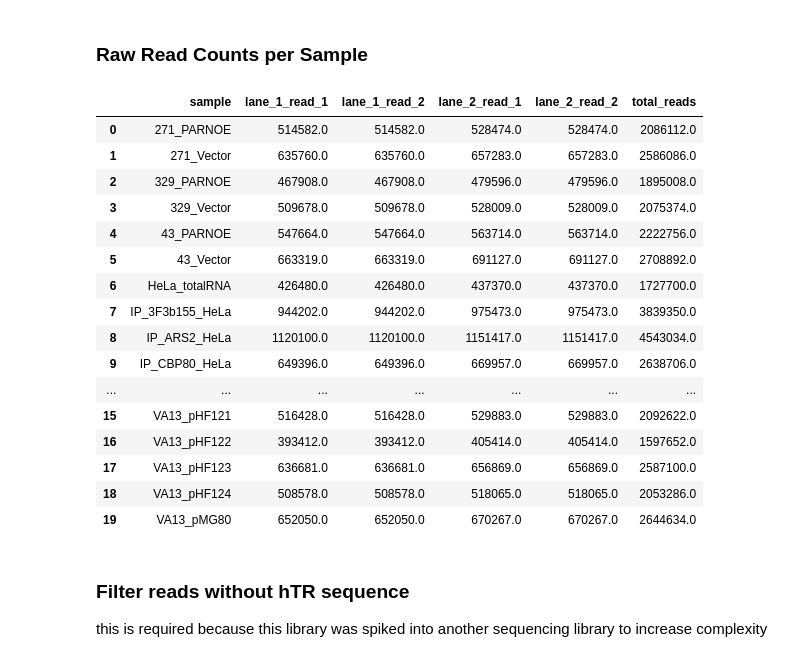
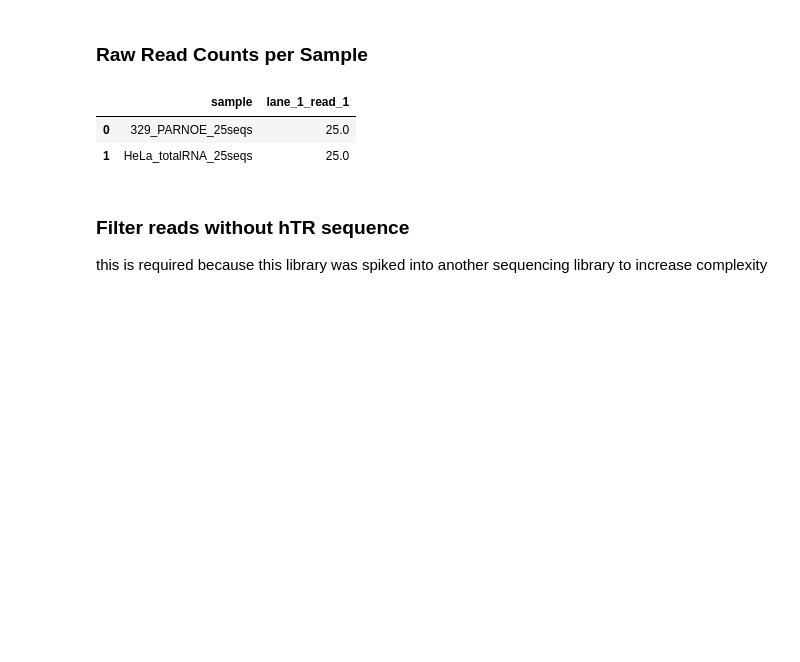
Before and after one commit to morganweichert/hTR_3prime_RACE_Analysis, a Jupyter notebook: hTR_3prime_RACE_analysis.ipynb, the cells around one changed output. Cells and saved outputs as stored; diff of their text form; code cells hidden in the pictures; blank space fills up the shorter version.

```diff
--- a/hTR_3prime_RACE_analysis.ipynb
+++ b/hTR_3prime_RACE_analysis.ipynb
@@ -169,24 +176,11 @@ count_reads_per_sample.py -indir ./raw_data/ -outfile raw_read_counts_per_sample
 # %%
 # view raw read counts computed above
-pd.read_csv('raw_read_counts_per_sample.tsv', sep = '\t')
+pd.read_csv('/home/msr/code_examples/hTR_3prime_RACE_analysis_files/raw_data_subset_25_seqs/raw_read_counts_per_sample.tsv',
+            sep = '\t')
 # %% [output]
-|  | sample | lane_1_read_1 | lane_1_read_2 | lane_2_read_1 | lane_2_read_2 | total_reads |
-| 0 | 271_PARNOE | 514582.0 | 514582.0 | 528474.0 | 528474.0 | 2086112.0 |
-| 1 | 271_Vector | 635760.0 | 635760.0 | 657283.0 | 657283.0 | 2586086.0 |
-| 2 | 329_PARNOE | 467908.0 | 467908.0 | 479596.0 | 479596.0 | 1895008.0 |
-| 3 | 329_Vector | 509678.0 | 509678.0 | 528009.0 | 528009.0 | 2075374.0 |
-| 4 | 43_PARNOE | 547664.0 | 547664.0 | 563714.0 | 563714.0 | 2222756.0 |
-| 5 | 43_Vector | 663319.0 | 663319.0 | 691127.0 | 691127.0 | 2708892.0 |
-| 6 | HeLa_totalRNA | 426480.0 | 426480.0 | 437370.0 | 437370.0 | 1727700.0 |
-| 7 | IP_3F3b155_HeLa | 944202.0 | 944202.0 | 975473.0 | 975473.0 | 3839350.0 |
-| 8 | IP_ARS2_HeLa | 1120100.0 | 1120100.0 | 1151417.0 | 1151417.0 | 4543034.0 |
-| 9 | IP_CBP80_HeLa | 649396.0 | 649396.0 | 669957.0 | 669957.0 | 2638706.0 |
-| ... | ... | ... | ... | ... | ... | ... |
-| 15 | VA13_pHF121 | 516428.0 | 516428.0 | 529883.0 | 529883.0 | 2092622.0 |
-| 16 | VA13_pHF122 | 393412.0 | 393412.0 | 405414.0 | 405414.0 | 1597652.0 |
-| 17 | VA13_pHF123 | 636681.0 | 636681.0 | 656869.0 | 656869.0 | 2587100.0 |
-| 18 | VA13_pHF124 | 508578.0 | 508578.0 | 518065.0 | 518065.0 | 2053286.0 |
-| 19 | VA13_pMG80 | 652050.0 | 652050.0 | 670267.0 | 670267.0 | 2644634.0 |
+|  | sample | lane_1_read_1 |
+| 0 | 329_PARNOE_25seqs | 25.0 |
+| 1 | HeLa_totalRNA_25seqs | 25.0 |
 # %% [markdown]
 ### Filter reads without hTR sequence
 this is required because this library was spiked into another sequencing library to increase complexity
```
Also changed, not shown: parts of 65 cells of this notebook.
